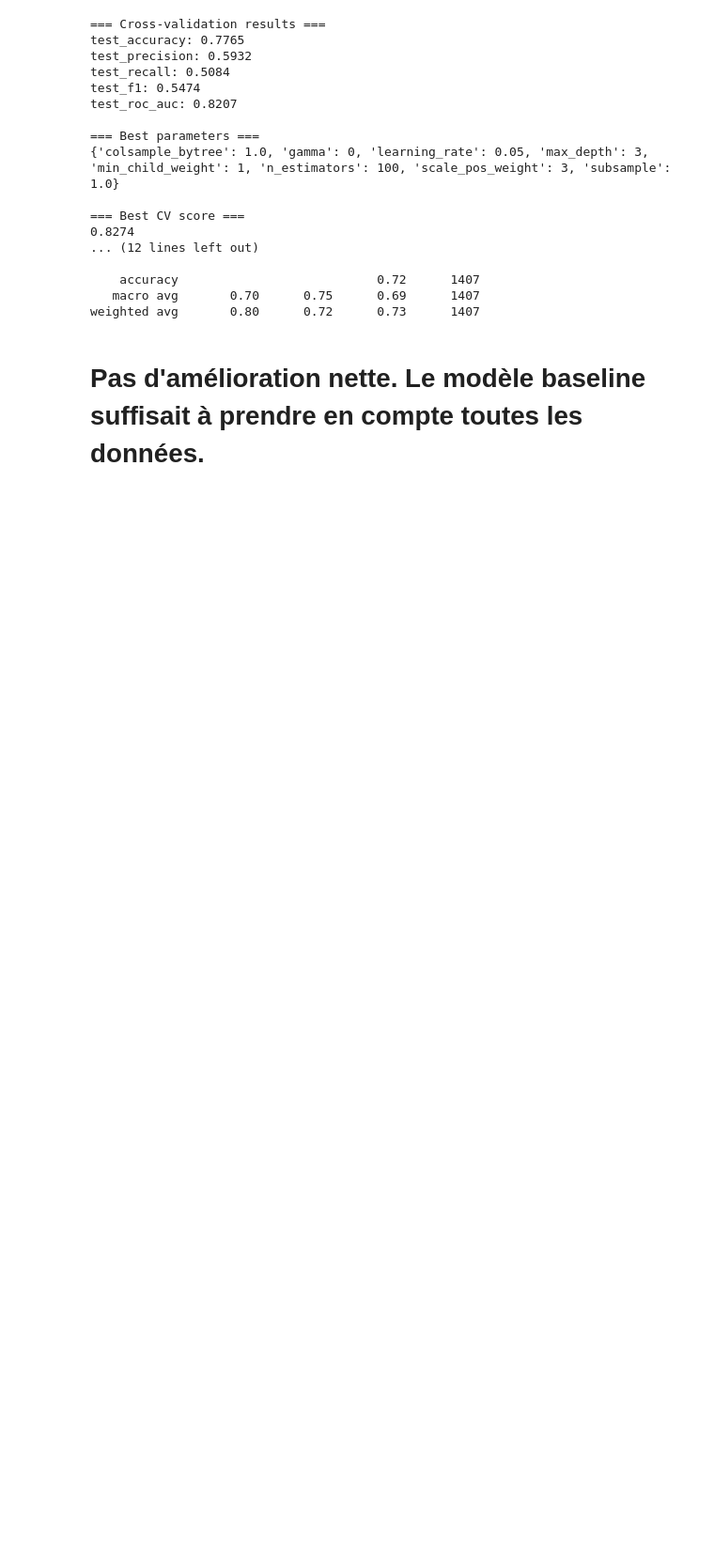
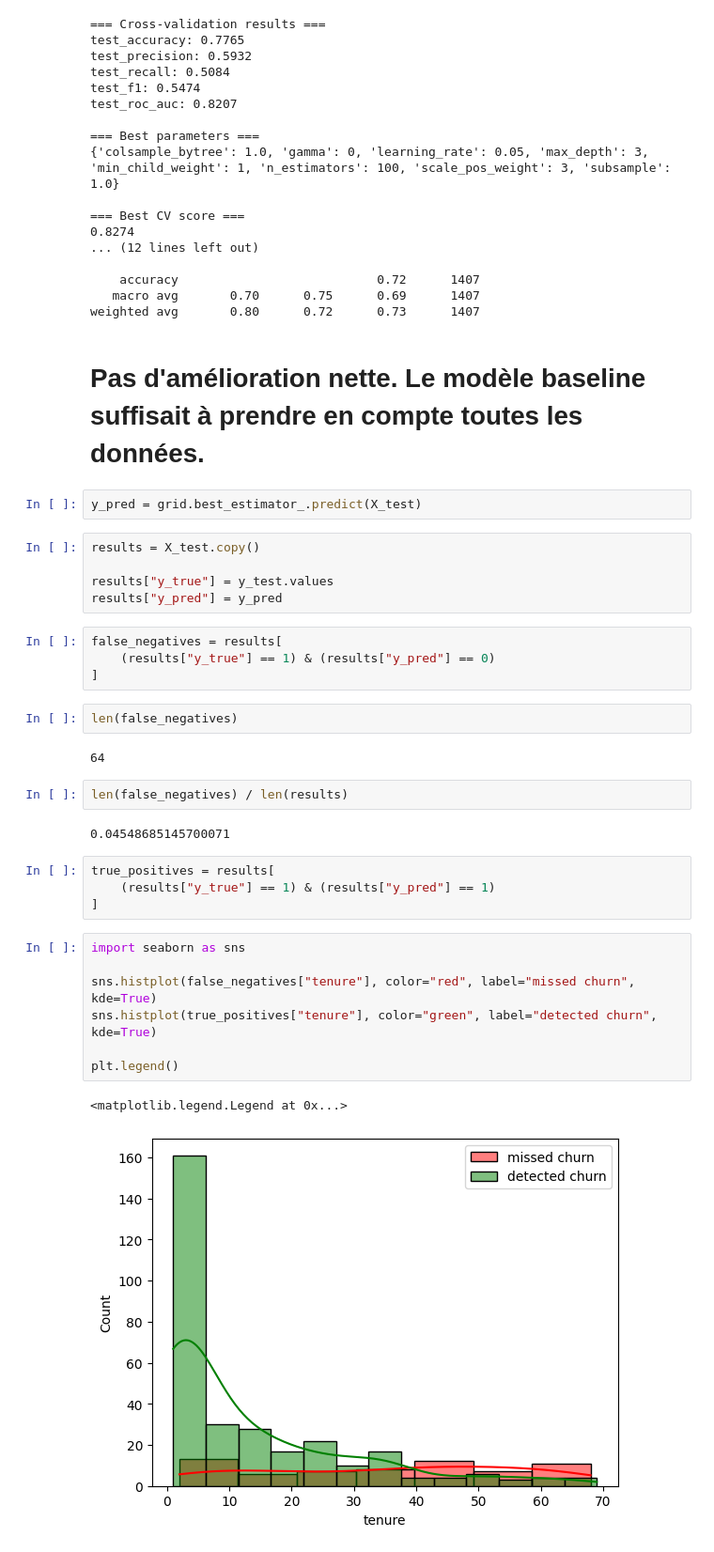
Before and after one commit to JD-datascience-ia/churn-prediction, a Jupyter notebook: notebooks/5_model_final.ipynb, the cells around one changed output. Shown at 94% size. Drawn from its saved outputs; the diff is of its cells as text; blank space fills up the shorter version.

Commit message:
ajout de la visualisation des limites des modèle actuel

```diff
--- a/notebooks/5_model_final.ipynb
+++ b/notebooks/5_model_final.ipynb
@@ -173,3 +173,36 @@ test_roc_auc: 0.8207
 weighted avg       0.80      0.72      0.73      1407
 # %% [markdown]
 # Pas d'amélioration nette. Le modèle baseline suffisait à prendre en compte toutes les données.
+# %%
+y_pred = grid.best_estimator_.predict(X_test)
+# %%
+results = X_test.copy()
+
+results["y_true"] = y_test.values
+results["y_pred"] = y_pred
+# %%
+false_negatives = results[
+    (results["y_true"] == 1) & (results["y_pred"] == 0)
+]
+# %%
+len(false_negatives)
+# %% [output]
+64
+# %%
+len(false_negatives) / len(results)
+# %% [output]
+0.04548685145700071
+# %%
+true_positives = results[
+    (results["y_true"] == 1) & (results["y_pred"] == 1)
+]
+# %%
+import seaborn as sns
+
+sns.histplot(false_negatives["tenure"], color="red", label="missed churn", kde=True)
+sns.histplot(true_positives["tenure"], color="green", label="detected churn", kde=True)
+
+plt.legend()
+# %% [output]
+<matplotlib.legend.Legend at 0x...>
+[figure, added]
```
Also changed, not shown: parts of 1 cell of this notebook, 3 other files.
